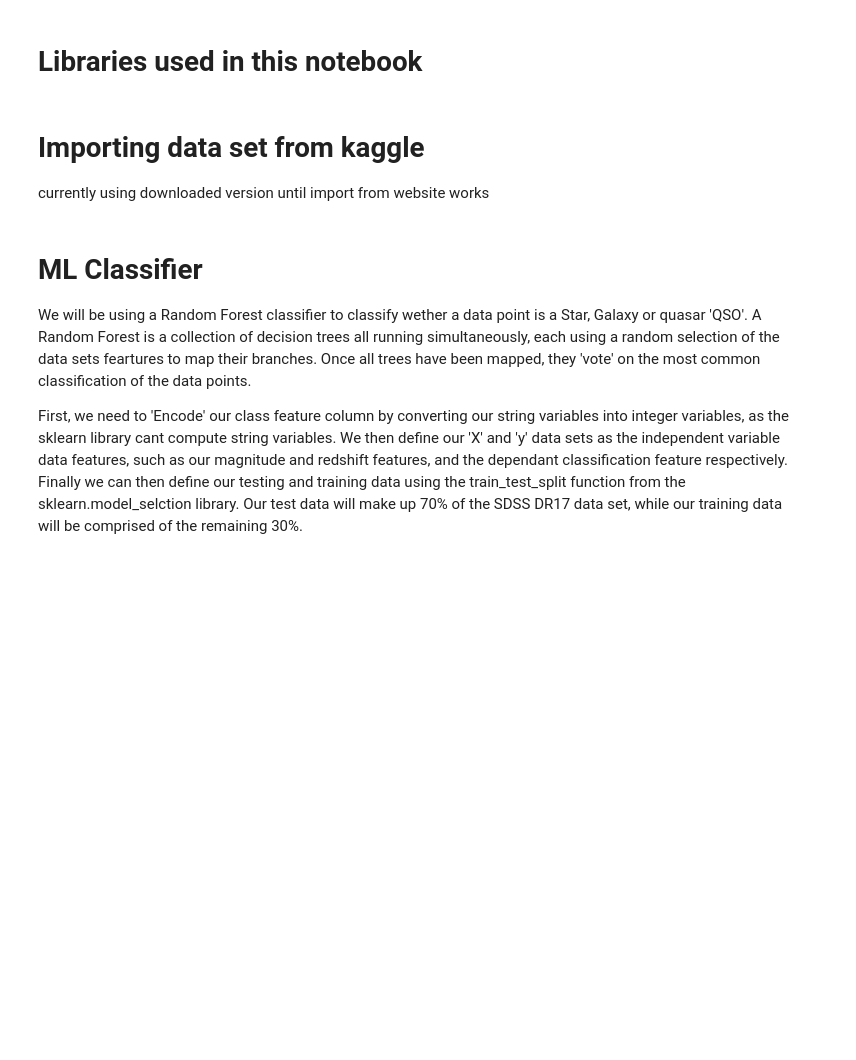
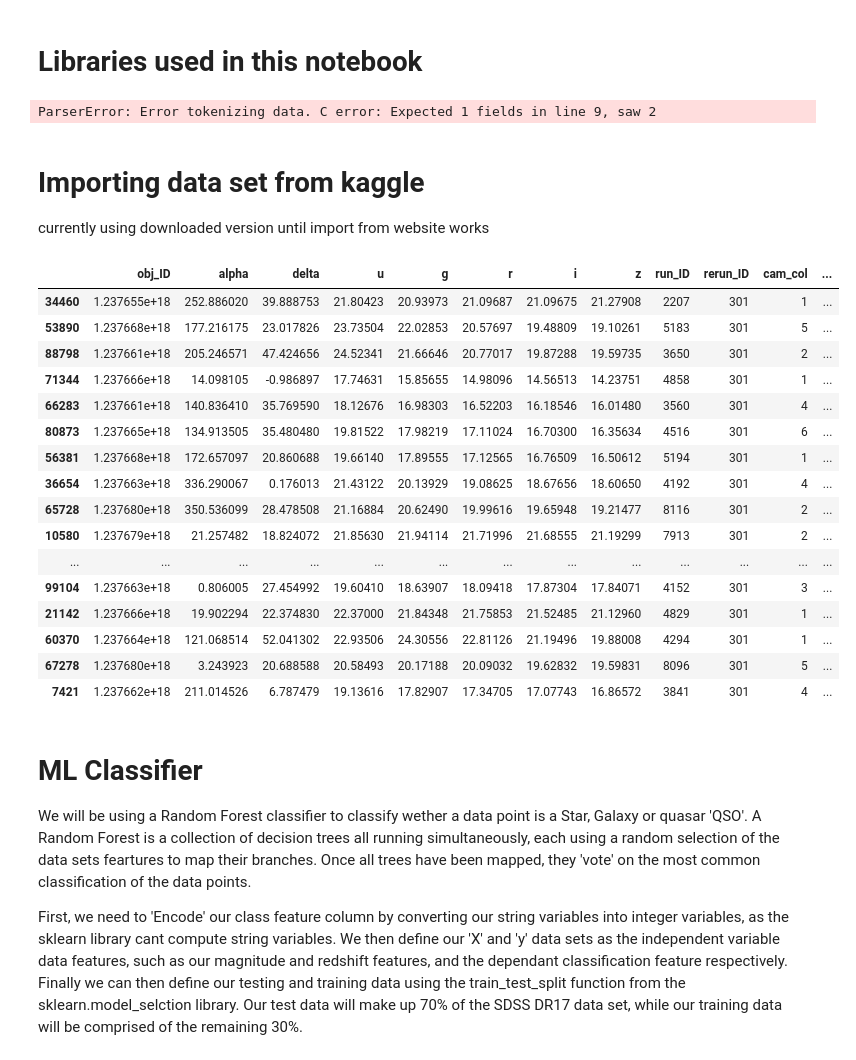
Before and after one commit to up2107928/ACT-coursework-2, a Jupyter notebook: py/Q1_folder/Question 1.ipynb, the cells around one changed output. Cells and saved outputs as stored; diff of their text form; code cells hidden in the pictures; blank space fills up the shorter version.

```diff
--- a/py/Q1_folder/Question 1.ipynb
+++ b/py/Q1_folder/Question 1.ipynb
@@ -8,6 +8,10 @@ from sklearn.model_selection import train_test_split
 from sklearn.preprocessing import LabelEncoder
 from sklearn.metrics import mean_squared_error, accuracy_score
 from sklearn.ensemble import RandomForestClassifier
+# %%
+test_df = pd.read_csv('https://www.kaggle.com/datasets/fedesoriano/stellar-classification-dataset-sdss17')
+# %% [output]
+ParserError: Error tokenizing data. C error: Expected 1 fields in line 9, saw 2
 # %% [markdown]
 # Importing data set from kaggle
 
@@ -15,6 +19,25 @@ currently using downloaded version until import from website works
 # %%
 file_path = r'/workspaces/ACT-coursework-2/star_classification.csv'
 df_sdss = pd.read_csv(file_path)
+df_sdss.sample(30)
+# %% [output]
+|  | obj_ID | alpha | delta | u | g | r | i | z | run_ID | rerun_ID | cam_col | ... |
+| 34460 | 1.237655e+18 | 252.886020 | 39.888753 | 21.80423 | 20.93973 | 21.09687 | 21.09675 | 21.27908 | 2207 | 301 | 1 | ... |
+| 53890 | 1.237668e+18 | 177.216175 | 23.017826 | 23.73504 | 22.02853 | 20.57697 | 19.48809 | 19.10261 | 5183 | 301 | 5 | ... |
+| 88798 | 1.237661e+18 | 205.246571 | 47.424656 | 24.52341 | 21.66646 | 20.77017 | 19.87288 | 19.59735 | 3650 | 301 | 2 | ... |
+| 71344 | 1.237666e+18 | 14.098105 | -0.986897 | 17.74631 | 15.85655 | 14.98096 | 14.56513 | 14.23751 | 4858 | 301 | 1 | ... |
+| 66283 | 1.237661e+18 | 140.836410 | 35.769590 | 18.12676 | 16.98303 | 16.52203 | 16.18546 | 16.01480 | 3560 | 301 | 4 | ... |
+| 80873 | 1.237665e+18 | 134.913505 | 35.480480 | 19.81522 | 17.98219 | 17.11024 | 16.70300 | 16.35634 | 4516 | 301 | 6 | ... |
+| 56381 | 1.237668e+18 | 172.657097 | 20.860688 | 19.66140 | 17.89555 | 17.12565 | 16.76509 | 16.50612 | 5194 | 301 | 1 | ... |
+| 36654 | 1.237663e+18 | 336.290067 | 0.176013 | 21.43122 | 20.13929 | 19.08625 | 18.67656 | 18.60650 | 4192 | 301 | 4 | ... |
+| 65728 | 1.237680e+18 | 350.536099 | 28.478508 | 21.16884 | 20.62490 | 19.99616 | 19.65948 | 19.21477 | 8116 | 301 | 2 | ... |
+| 10580 | 1.237679e+18 | 21.257482 | 18.824072 | 21.85630 | 21.94114 | 21.71996 | 21.68555 | 21.19299 | 7913 | 301 | 2 | ... |
+| ... | ... | ... | ... | ... | ... | ... | ... | ... | ... | ... | ... | ... |
+| 99104 | 1.237663e+18 | 0.806005 | 27.454992 | 19.60410 | 18.63907 | 18.09418 | 17.87304 | 17.84071 | 4152 | 301 | 3 | ... |
+| 21142 | 1.237666e+18 | 19.902294 | 22.374830 | 22.37000 | 21.84348 | 21.75853 | 21.52485 | 21.12960 | 4829 | 301 | 1 | ... |
+| 60370 | 1.237664e+18 | 121.068514 | 52.041302 | 22.93506 | 24.30556 | 22.81126 | 21.19496 | 19.88008 | 4294 | 301 | 1 | ... |
+| 67278 | 1.237680e+18 | 3.243923 | 20.688588 | 20.58493 | 20.17188 | 20.09032 | 19.62832 | 19.59831 | 8096 | 301 | 5 | ... |
+| 7421 | 1.237662e+18 | 211.014526 | 6.787479 | 19.13616 | 17.82907 | 17.34705 | 17.07743 | 16.86572 | 3841 | 301 | 4 | ... |
 # %% [markdown]
 # ML Classifier
 
```
Also changed, not shown: parts of 5 cells of this notebook.
